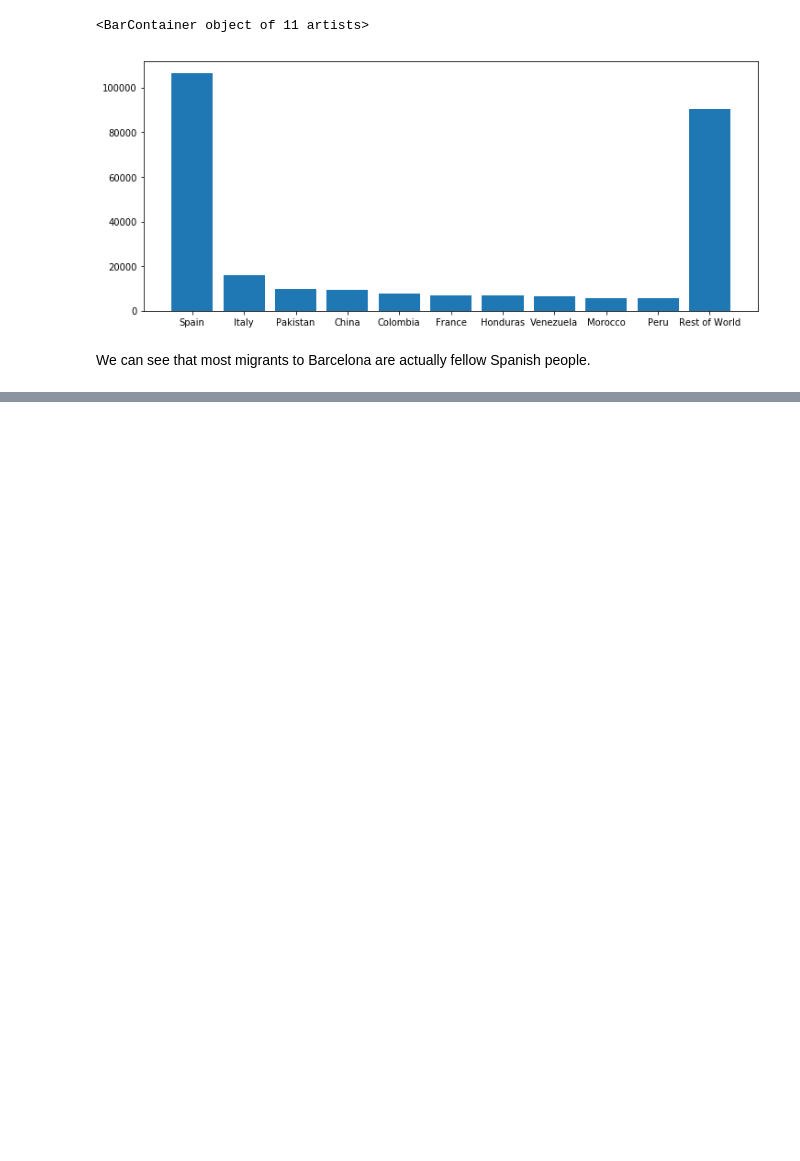
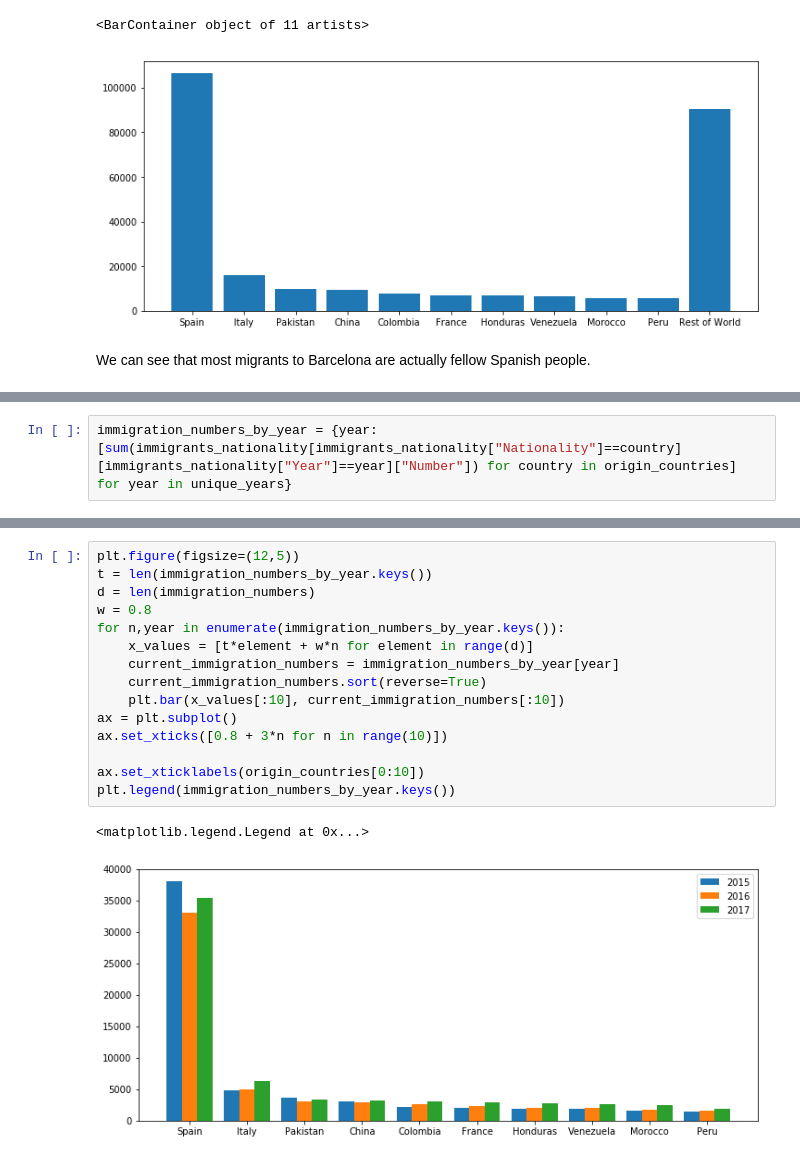
Before and after one commit to novajon/exploring-barcelona, a Jupyter notebook: Initial_Barcelona_Exploration.ipynb, the cells around one changed output, grey strips where cells are left out. Drawn from its saved outputs; the diff is of its cells as text; blank space fills up the shorter version.

Commit message:
Add immigration numbers by year

```diff
--- a/Initial_Barcelona_Exploration.ipynb
+++ b/Initial_Barcelona_Exploration.ipynb
@@ -158,0 +161,2 @@ We can see that most migrants to Barcelona are actually fellow Spanish people.
+# %%
+immigration_numbers_by_year = {year:[sum(immigrants_nationality[immigrants_nationality["Nationality"]==country][immigrants_nationality["Year"]==year]["Number"]) for country in origin_countries] for year in unique_years}
@@ -158,0 +183,18 @@ We can see that most migrants to Barcelona are actually fellow Spanish people.
+# %%
+plt.figure(figsize=(12,5))
+t = len(immigration_numbers_by_year.keys())
+d = len(immigration_numbers)
+w = 0.8
+for n,year in enumerate(immigration_numbers_by_year.keys()):
+    x_values = [t*element + w*n for element in range(d)]
+    current_immigration_numbers = immigration_numbers_by_year[year]
+    current_immigration_numbers.sort(reverse=True)
+    plt.bar(x_values[:10], current_immigration_numbers[:10])
+ax = plt.subplot()
+ax.set_xticks([0.8 + 3*n for n in range(10)])
+
+ax.set_xticklabels(origin_countries[0:10])
+plt.legend(immigration_numbers_by_year.keys())
+# %% [output]
+<matplotlib.legend.Legend at 0x...>
+[figure, added]
```
Also changed, not shown: parts of 2 cells of this notebook.
